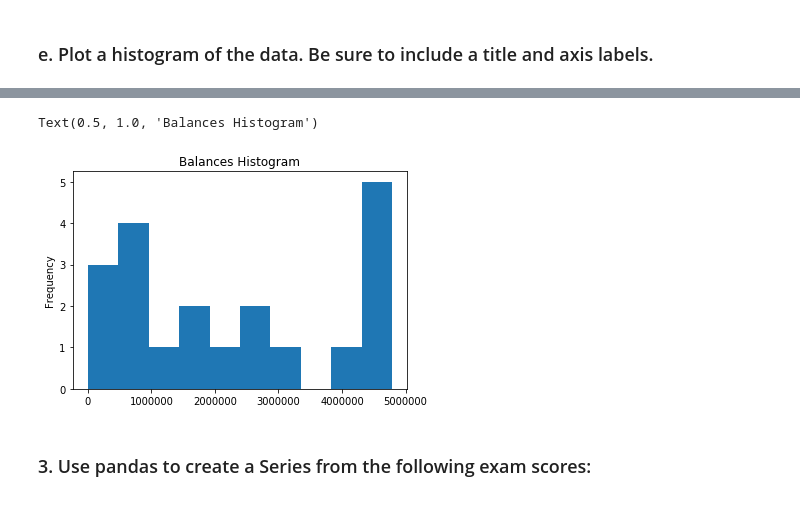
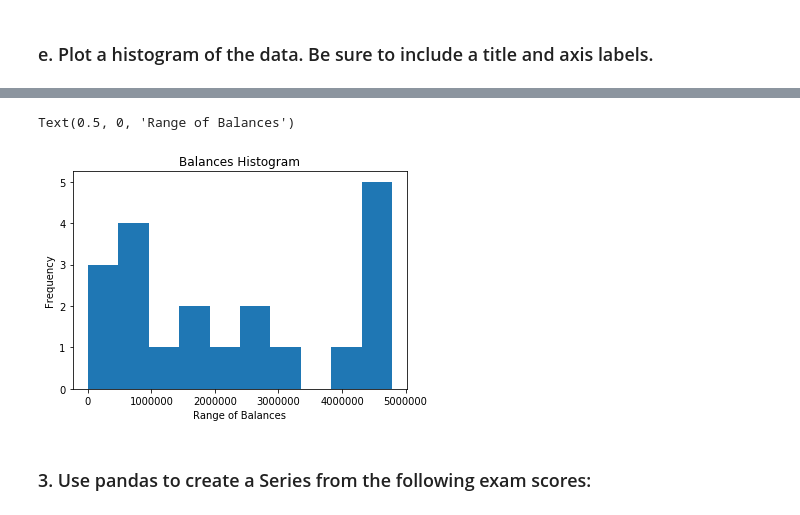
Before and after one commit to Matthew-Mays/numpy-pandas-visualization-exercises, a Jupyter notebook: pandas_series.ipynb, the cells around one changed output, grey strips where cells are left out. Drawn from its saved outputs; the diff is of its cells as text; code cells hidden in the pictures.

```diff
--- a/pandas_series.ipynb
+++ b/pandas_series.ipynb
@@ -223,8 +252,13 @@ Text(0.5, 1.0, 'Binned Balances')
-# %%
-balances.plot.hist()
-# %% [output]
-Text(0.5, 1.0, 'Balances Histogram')
-[figure, removed]
+# %%
+#plot a histogram of balances
+balances.plot.hist()
+#set title of graph
+plt.title("Balances Histogram")
+#set x axis label
+plt.xlabel('Range of Balances')
+# %% [output]
+Text(0.5, 0, 'Range of Balances')
+[figure, added]
 # %% [markdown]
 ### 3. Use pandas to create a Series from the following exam scores:
 # %%
```
Also changed, not shown: parts of 98 cells of this notebook.
